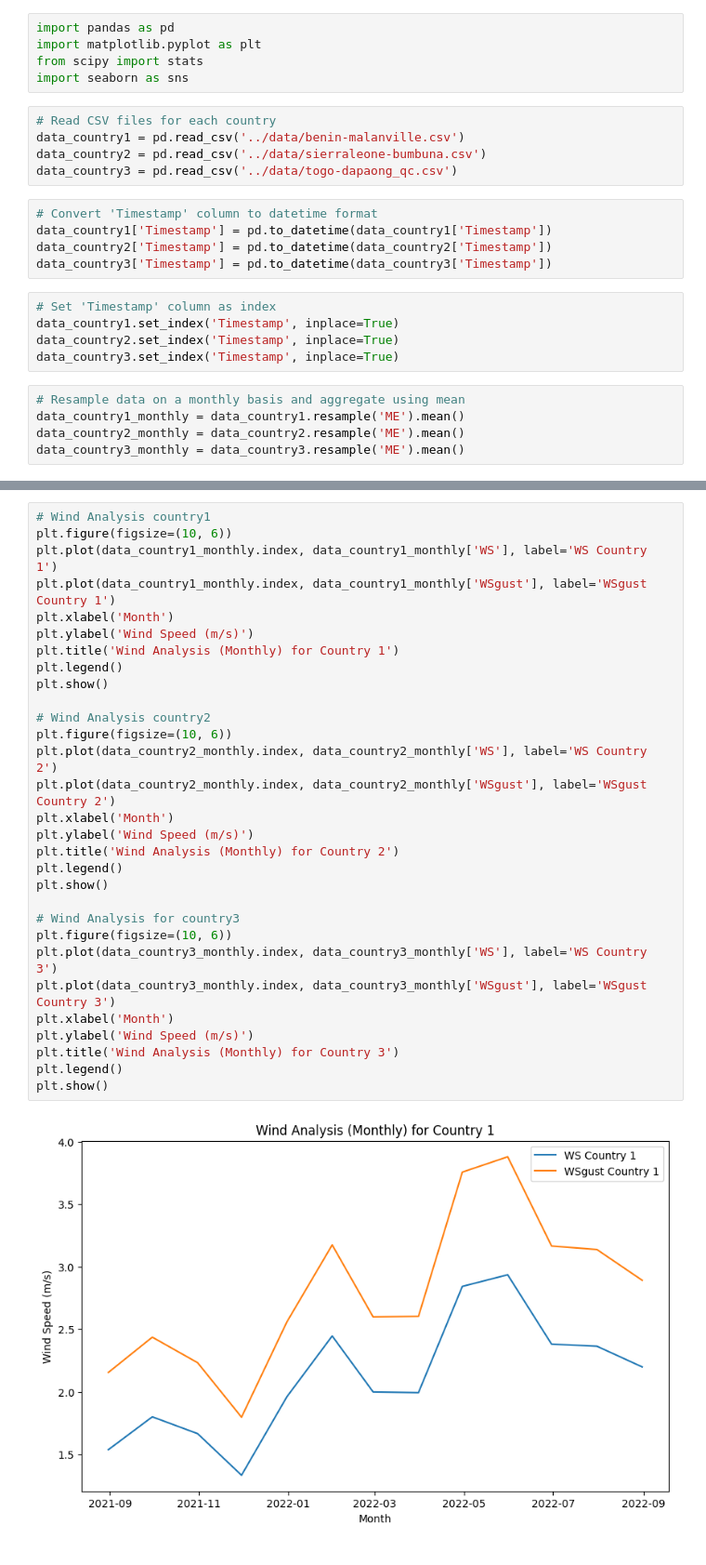
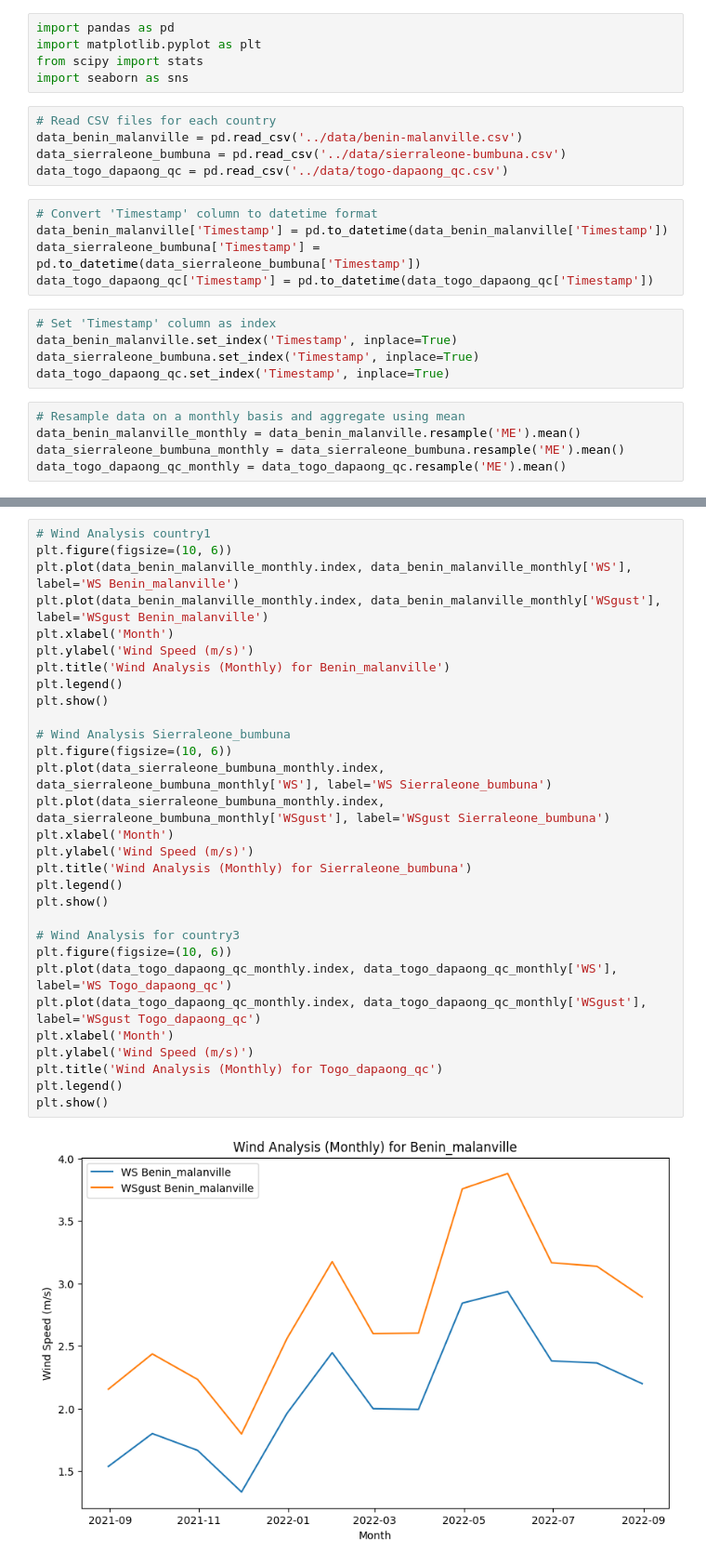
Before and after one commit to juniorworku/10-academy-ai-mastry, a Jupyter notebook: week0/Task1/notebooks/solar_analysis.ipynb, the cells around one changed output, grey strips where cells are left out. Shown at 93% size. Cells and saved outputs as stored; diff of their text form.

```diff
--- a/week0/Task1/notebooks/solar_analysis.ipynb
+++ b/week0/Task1/notebooks/solar_analysis.ipynb
@@ -5,23 +5,23 @@ from scipy import stats
 import seaborn as sns
 # %%
 # Read CSV files for each country
-data_country1 = pd.read_csv('../data/benin-malanville.csv')
-data_country2 = pd.read_csv('../data/sierraleone-bumbuna.csv')
-data_country3 = pd.read_csv('../data/togo-dapaong_qc.csv')
+data_benin_malanville = pd.read_csv('../data/benin-malanville.csv')
+data_sierraleone_bumbuna = pd.read_csv('../data/sierraleone-bumbuna.csv')
+data_togo_dapaong_qc = pd.read_csv('../data/togo-dapaong_qc.csv')
 # %%
 # Convert 'Timestamp' column to datetime format
-data_country1['Timestamp'] = pd.to_datetime(data_country1['Timestamp'])
-data_country2['Timestamp'] = pd.to_datetime(data_country2['Timestamp'])
-data_country3['Timestamp'] = pd.to_datetime(data_country3['Timestamp'])
+data_benin_malanville['Timestamp'] = pd.to_datetime(data_benin_malanville['Timestamp'])
+data_sierraleone_bumbuna['Timestamp'] = pd.to_datetime(data_sierraleone_bumbuna['Timestamp'])
+data_togo_dapaong_qc['Timestamp'] = pd.to_datetime(data_togo_dapaong_qc['Timestamp'])
 # %%
 # Set 'Timestamp' column as index
-data_country1.set_index('Timestamp', inplace=True)
-data_country2.set_index('Timestamp', inplace=True)
-data_country3.set_index('Timestamp', inplace=True)
+data_benin_malanville.set_index('Timestamp', inplace=True)
+data_sierraleone_bumbuna.set_index('Timestamp', inplace=True)
+data_togo_dapaong_qc.set_index('Timestamp', inplace=True)
 # %%
 # Resample data on a monthly basis and aggregate using mean
-data_country1_monthly = data_country1.resample('ME').mean()
-data_country2_monthly = data_country2.resample('ME').mean()
-data_country3_monthly = data_country3.resample('ME').mean()
+data_benin_malanville_monthly = data_benin_malanville.resample('ME').mean()
+data_sierraleone_bumbuna_monthly = data_sierraleone_bumbuna.resample('ME').mean()
+data_togo_dapaong_qc_monthly = data_togo_dapaong_qc.resample('ME').mean()
 # %%
 # Calculate summary statistics for each country
@@ -159,32 +159,32 @@ Comments            NaN       NaN            NaN       NaN       NaN       NaN
 # %%
 # Wind Analysis country1
 plt.figure(figsize=(10, 6))
-plt.plot(data_country1_monthly.index, data_country1_monthly['WS'], label='WS Country 1')
-plt.plot(data_country1_monthly.index, data_country1_monthly['WSgust'], label='WSgust Country 1')
+plt.plot(data_benin_malanville_monthly.index, data_benin_malanville_monthly['WS'], label='WS Benin_malanville')
+plt.plot(data_benin_malanville_monthly.index, data_benin_malanville_monthly['WSgust'], label='WSgust Benin_malanville')
 plt.xlabel('Month')
 plt.ylabel('Wind Speed (m/s)')
-plt.title('Wind Analysis (Monthly) for Country 1')
+plt.title('Wind Analysis (Monthly) for Benin_malanville')
 plt.legend()
 plt.show()
 
-# Wind Analysis country2
+# Wind Analysis Sierraleone_bumbuna
 plt.figure(figsize=(10, 6))
-plt.plot(data_country2_monthly.index, data_country2_monthly['WS'], label='WS Country 2')
-plt.plot(data_country2_monthly.index, data_country2_monthly['WSgust'], label='WSgust Country 2')
+plt.plot(data_sierraleone_bumbuna_monthly.index, data_sierraleone_bumbuna_monthly['WS'], label='WS Sierraleone_bumbuna')
+plt.plot(data_sierraleone_bumbuna_monthly.index, data_sierraleone_bumbuna_monthly['WSgust'], label='WSgust Sierraleone_bumbuna')
 plt.xlabel('Month')
 plt.ylabel('Wind Speed (m/s)')
-plt.title('Wind Analysis (Monthly) for Country 2')
+plt.title('Wind Analysis (Monthly) for Sierraleone_bumbuna')
 plt.legend()
 plt.show()
 
 # Wind Analysis for country3
 plt.figure(figsize=(10, 6))
-plt.plot(data_country3_monthly.index, data_country3_monthly['WS'], label='WS Country 3')
-plt.plot(data_country3_monthly.index, data_country3_monthly['WSgust'], label='WSgust Country 3')
+plt.plot(data_togo_dapaong_qc_monthly.index, data_togo_dapaong_qc_monthly['WS'], label='WS Togo_dapaong_qc')
+plt.plot(data_togo_dapaong_qc_monthly.index, data_togo_dapaong_qc_monthly['WSgust'], label='WSgust Togo_dapaong_qc')
 plt.xlabel('Month')
 plt.ylabel('Wind Speed (m/s)')
-plt.title('Wind Analysis (Monthly) for Country 3')
+plt.title('Wind Analysis (Monthly) for Togo_dapaong_qc')
 plt.legend()
 plt.show()
 # %% [output]
-[figure, old version]
+[figure, new version]
```
Also changed, not shown: parts of 13 cells of this notebook.
